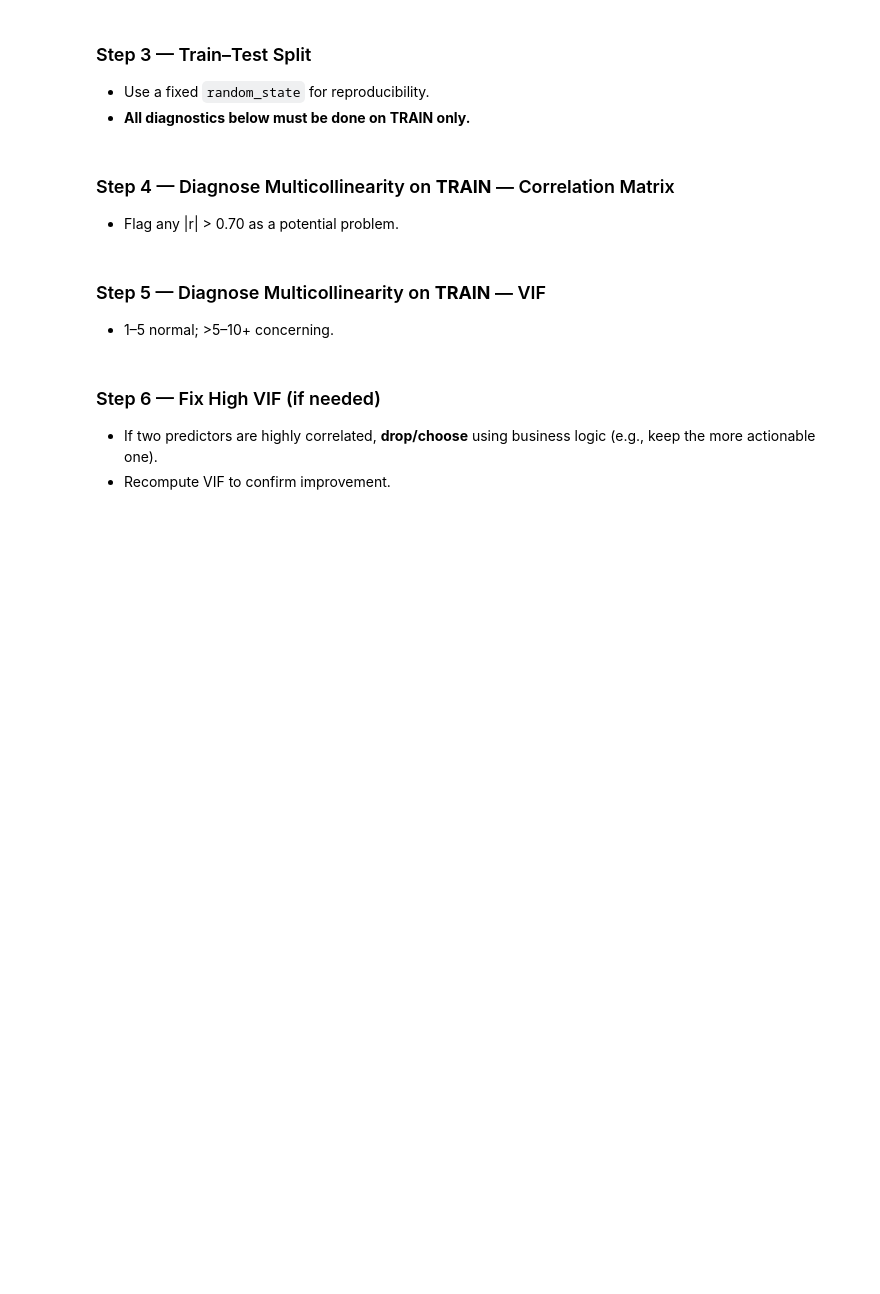
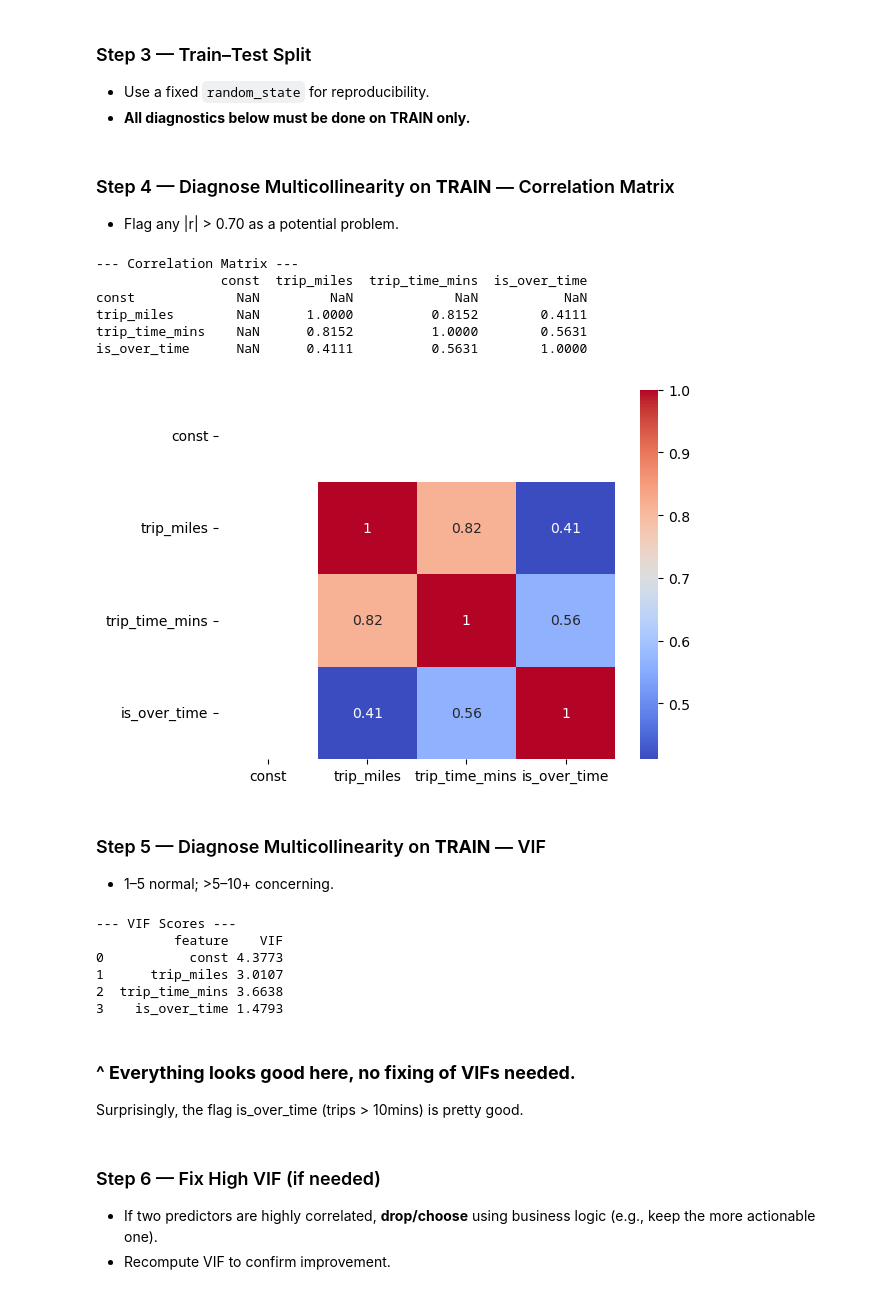
Before and after one commit to ro-the-creator/DA2025_Lectures, a Jupyter notebook: Mod6/CodeAssignments/Mod6L11_CodeAssignment_STUDENT.ipynb, the cells around one changed output. Saved outputs shown, nothing was run; the diff lists cells and outputs as text; code cells hidden in the pictures; blank space fills up the shorter version.

```diff
--- a/Mod6/CodeAssignments/Mod6L11_CodeAssignment_STUDENT.ipynb
+++ b/Mod6/CodeAssignments/Mod6L11_CodeAssignment_STUDENT.ipynb
@@ -112,0 +152,5 @@ dtype: object
+# %%
+# our base y
+y = df_filtered['base_passenger_fare']
+print(y.isna().sum())
+display(y.describe())
@@ -112,0 +168,4 @@ dtype: object
+# %%
+# variables: distance + time
+X = sm.add_constant(df_filtered[['trip_miles', 'trip_time_mins', 'is_over_time']])
+X.describe()
@@ -120,3 +194,5 @@ None
+# %%
+X_train, X_test, y_train, y_test = train_test_split(X, y, train_size=0.7, test_size=0.3, random_state=42)
 # %% [markdown]
 ### Step 4 — Diagnose Multicollinearity on **TRAIN** — Correlation Matrix
 - Flag any |r| > 0.70 as a potential problem.
@@ -125,3 +199,21 @@ None
+# %%
+# We check for correlation on the training features
+corr_matrix = X_train.corr()
+
+print("--- Correlation Matrix ---")
+print(corr_matrix)
+
+# Visualize it
+sns.heatmap(corr_matrix, annot=True, cmap='coolwarm')
+plt.show()
+# %% [output]
+--- Correlation Matrix ---
+                const  trip_miles  trip_time_mins  is_over_time
+const             NaN         NaN             NaN           NaN
+trip_miles        NaN      1.0000          0.8152        0.4111
+trip_time_mins    NaN      0.8152          1.0000        0.5631
+is_over_time      NaN      0.4111          0.5631        1.0000
+[figure, added]
 # %% [markdown]
 ### Step 5 — Diagnose Multicollinearity on **TRAIN** — VIF
 - 1–5 normal; >5–10+ concerning.
@@ -130,3 +220,32 @@ None
+# %%
+from statsmodels.stats.outliers_influence import variance_inflation_factor
+import statsmodels.api as sm
+
+# Add a correlated variable FOR DEMONSTRATION
+# We do this on the X_train data
+X_train_vif = X_train.copy()
+
+# VIF needs a constant, just like OLS
+X_train_vif_with_const = sm.add_constant(X_train_vif)
+
+# Calculate VIF for each feature
+vif_data = pd.DataFrame()
+vif_data["feature"] = X_train_vif.columns
+vif_data["VIF"] = [variance_inflation_factor(X_train_vif.values, i) for i in range(len(X_train_vif.columns))]
+
+print("\n--- VIF Scores ---")
+print(vif_data)
+# %% [output]
+--- VIF Scores ---
+          feature    VIF
+0           const 4.3773
+1      trip_miles 3.0107
+2  trip_time_mins 3.6638
+3    is_over_time 1.4793
+# %% [markdown]
+### **^ Everything looks good here, no fixing of VIFs needed.**
+
+Surprisingly, the flag is_over_time (trips > 10mins) is pretty good.
 # %% [markdown]
 ### Step 6 — Fix High VIF (if needed)
 
```
Also changed, not shown: parts of 19 cells of this notebook, 1 other file.
